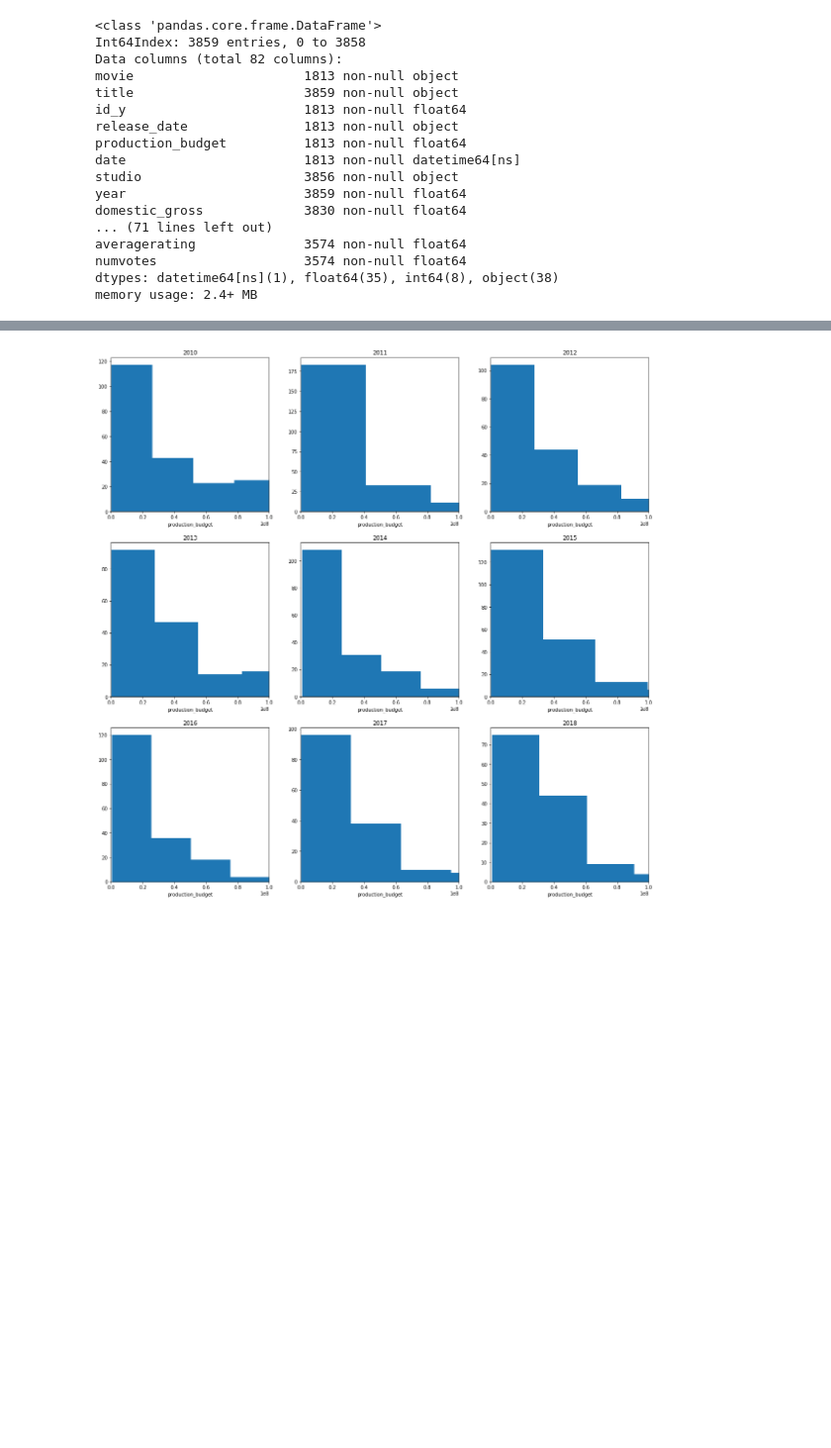
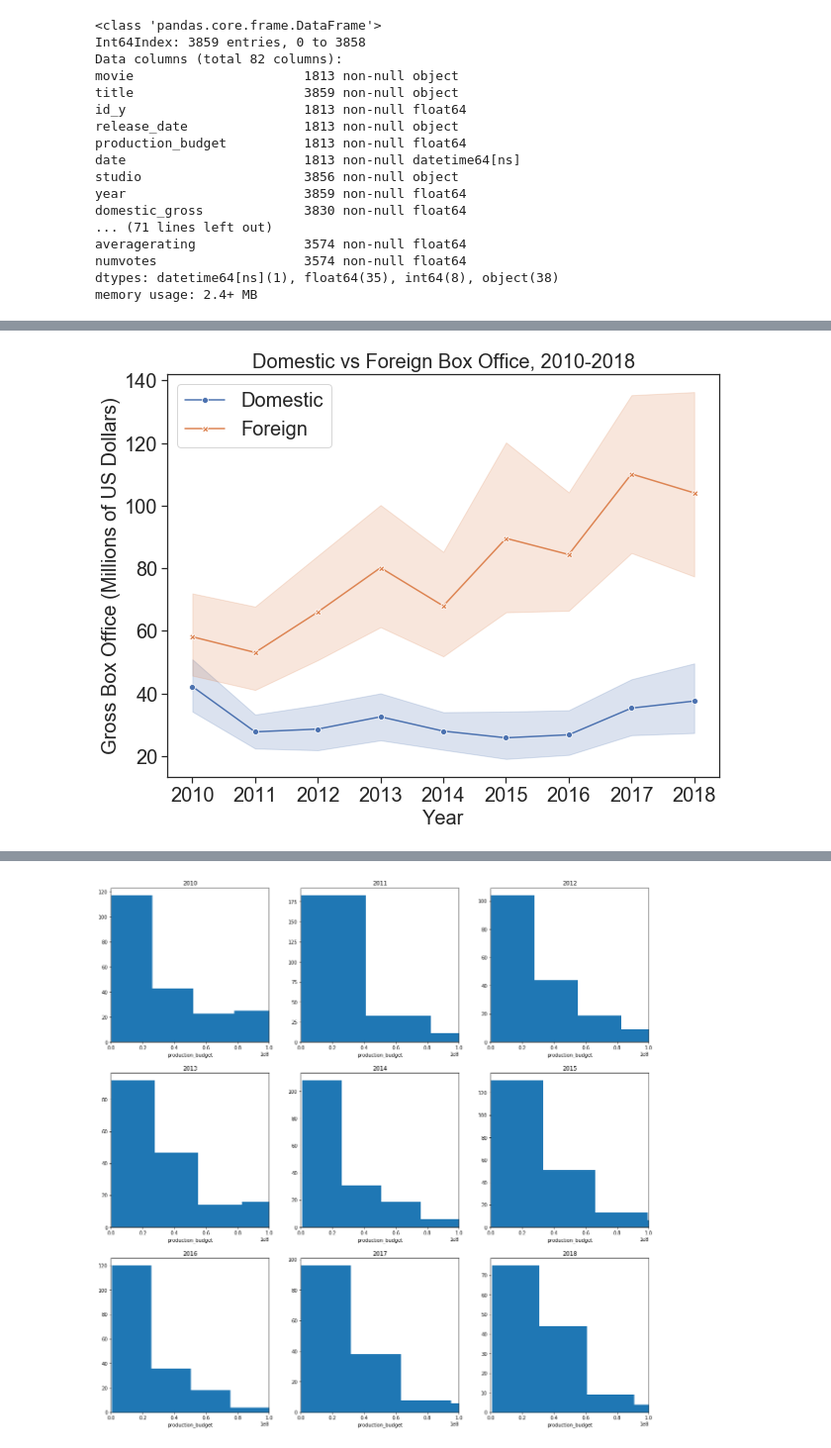
Before and after one commit to phoebetwong/dc_ds_06_03_19, a Jupyter notebook: module_1/week_3_project/data/mod1proj_datacleaning_pw_Monday.ipynb, the cells around one changed output, grey strips where cells are left out. Shown at 99% size. Cells and saved outputs as stored; diff of their text form; code cells hidden in the pictures; blank space fills up the shorter version.

```diff
--- a/module_1/week_3_project/data/mod1proj_datacleaning_pw_Monday.ipynb
+++ b/module_1/week_3_project/data/mod1proj_datacleaning_pw_Monday.ipynb
@@ -1618,0 +1811,2 @@ import seaborn as sns
+# %%
+tsps = pd.DataFrame(tsp.stack())
@@ -1618,0 +1815,2 @@ import seaborn as sns
+# %%
+tsps.columns = ['year','domfor','gross']
@@ -1618,0 +1826,20 @@ import seaborn as sns
+# %%
+#import matplotlib.font_manager as font_manager
+
+plt.figure(figsize=(10,7.5))
+
+g1 = sns.lineplot(x="year", y="gross", hue="domfor", style="domfor", markers=True, dashes=False ,data=tsps)
+plt.legend(loc='upper left', labels=['Domestic', 'Foreign'], prop={'size': 20})
+plt.title('Domestic vs Foreign Box Office, 2010-2018')
+plt.xlabel('Year')
+plt.ylabel('Gross Box Office (Millions of US Dollars)')
+#font_prop = font_manager.FontProperties(size=20)
+
+for item in ([g1.title, g1.xaxis.label, g1.yaxis.label] +
+             g1.get_xticklabels() + g1.get_yticklabels()):
+    item.set_fontsize(20)
+# plt.rc('legend', fontsize=20)
+plt.savefig("Graph1DomFor1018.jpg")
+plt.show(g1)
+# %% [output]
+[figure, added]
```
Also changed, not shown: parts of 84 cells of this notebook, 6 other files.
